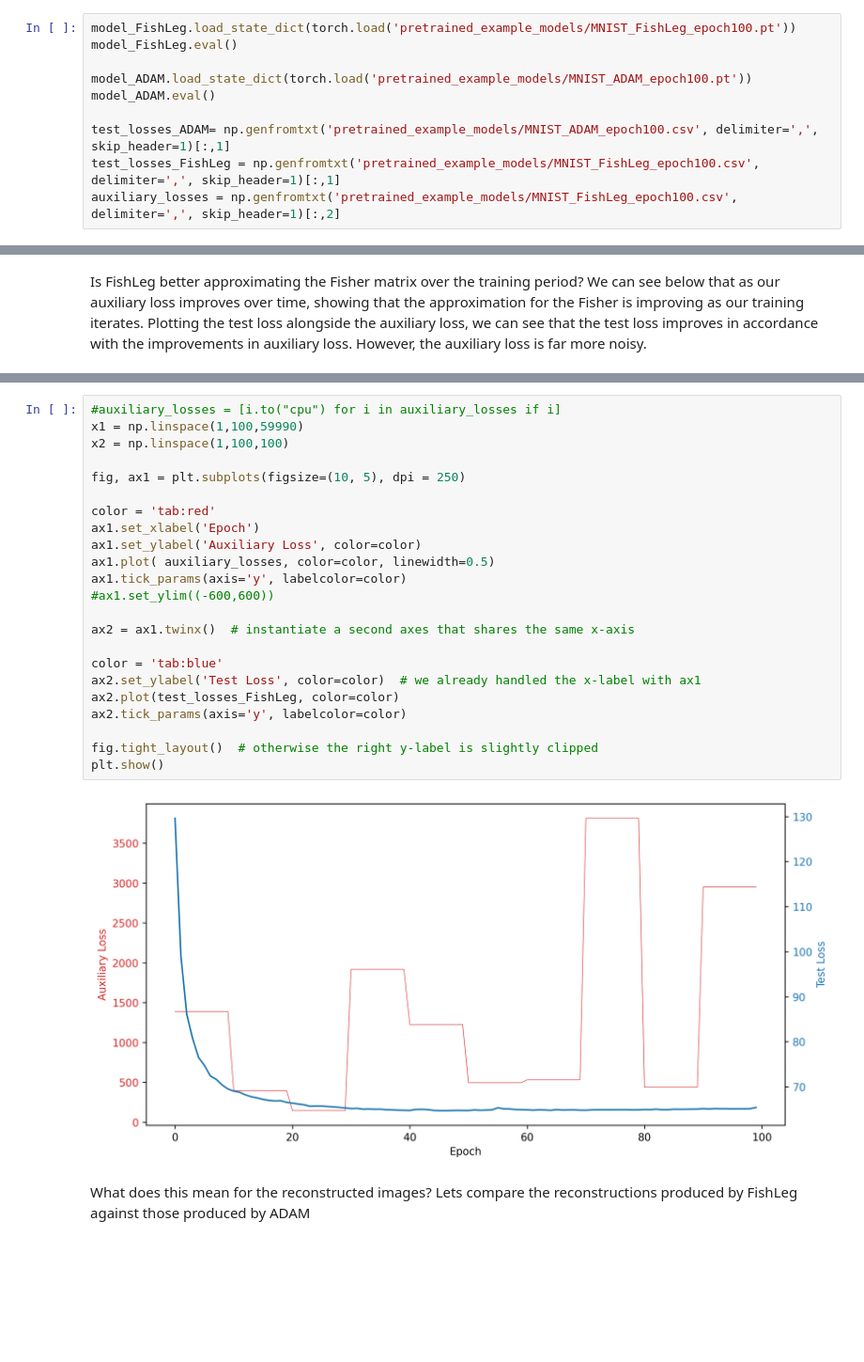
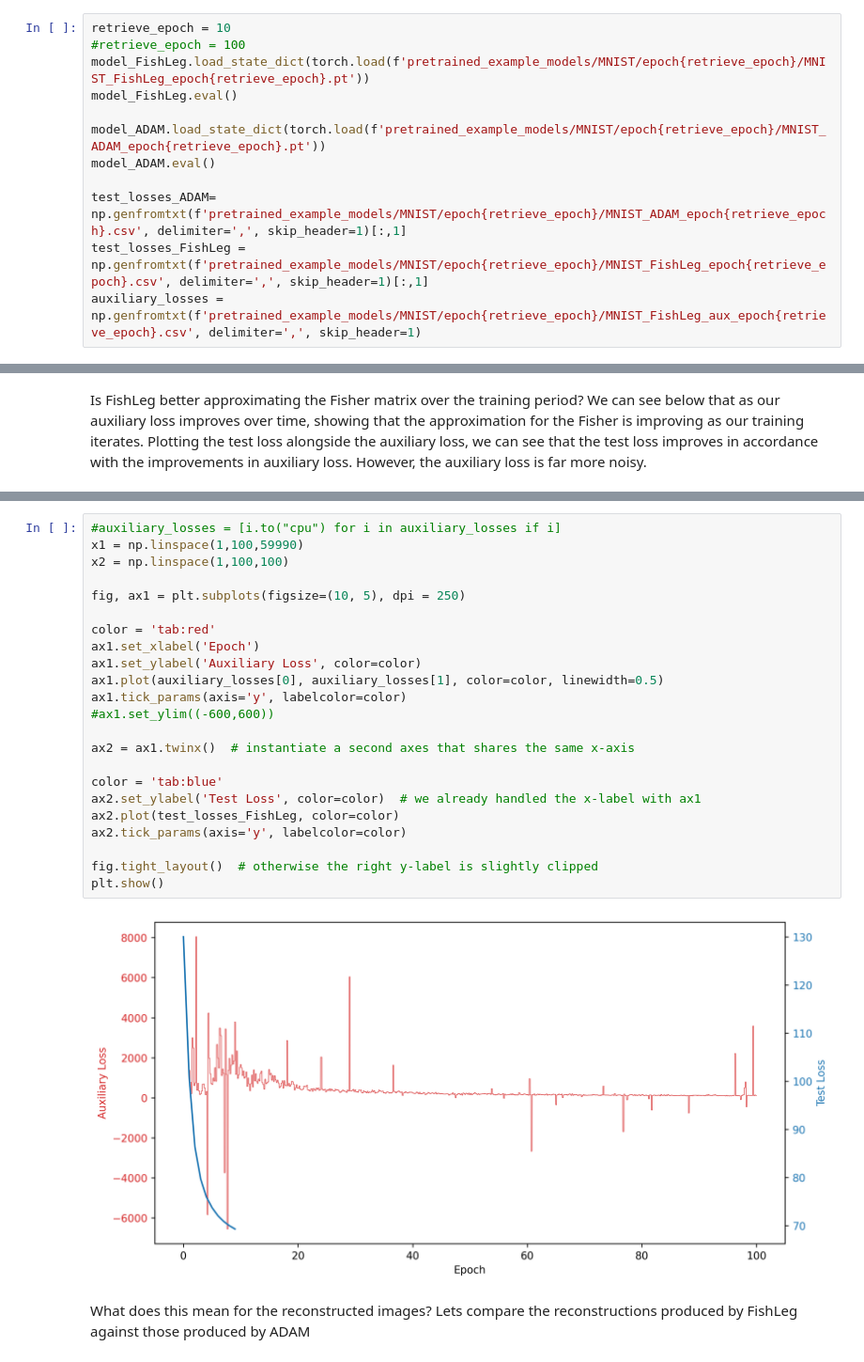
Before and after one commit to mtkresearch/FishLeg, a Jupyter notebook: examples/MNIST_autoencoder.ipynb, the cells around one changed output, grey strips where cells are left out. Shown at 94% size. Saved outputs shown, nothing was run; the diff lists cells and outputs as text; blank space fills up the shorter version.

```diff
--- a/examples/MNIST_autoencoder.ipynb
+++ b/examples/MNIST_autoencoder.ipynb
@@ -388,15 +407,17 @@ with open(f"pretrained_example_models/MNIST_ADAM_epoch{epochs}.csv", mode='w', n
 
 Now we will look at how the loss improves over the training period for FishLeg and ADAM. First lets load in model weights that have been trained for 100 epochs instead of 10.
 # %%
-model_FishLeg.load_state_dict(torch.load('pretrained_example_models/MNIST_FishLeg_epoch100.pt'))
+retrieve_epoch = 10
+#retrieve_epoch = 100
+model_FishLeg.load_state_dict(torch.load(f'pretrained_example_models/MNIST/epoch{retrieve_epoch}/MNIST_FishLeg_epoch{retrieve_epoch}.pt'))
 model_FishLeg.eval()
 
-model_ADAM.load_state_dict(torch.load('pretrained_example_models/MNIST_ADAM_epoch100.pt'))
+model_ADAM.load_state_dict(torch.load(f'pretrained_example_models/MNIST/epoch{retrieve_epoch}/MNIST_ADAM_epoch{retrieve_epoch}.pt'))
 model_ADAM.eval()
 
-test_losses_ADAM= np.genfromtxt('pretrained_example_models/MNIST_ADAM_epoch100.csv', delimiter=',', skip_header=1)[:,1]
-test_losses_FishLeg = np.genfromtxt('pretrained_example_models/MNIST_FishLeg_epoch100.csv', delimiter=',', skip_header=1)[:,1]
-auxiliary_losses = np.genfromtxt('pretrained_example_models/MNIST_FishLeg_epoch100.csv', delimiter=',', skip_header=1)[:,2]
+test_losses_ADAM= np.genfromtxt(f'pretrained_example_models/MNIST/epoch{retrieve_epoch}/MNIST_ADAM_epoch{retrieve_epoch}.csv', delimiter=',', skip_header=1)[:,1]
+test_losses_FishLeg = np.genfromtxt(f'pretrained_example_models/MNIST/epoch{retrieve_epoch}/MNIST_FishLeg_epoch{retrieve_epoch}.csv', delimiter=',', skip_header=1)[:,1]
+auxiliary_losses = np.genfromtxt(f'pretrained_example_models/MNIST/epoch{retrieve_epoch}/MNIST_FishLeg_aux_epoch{retrieve_epoch}.csv', delimiter=',', skip_header=1)
 # %% [markdown]
 In the plot below, we can see that after training for 100 epochs, FishLeg asymptotically approaches a lower loss than ADAM.
 # %%
@@ -417,28 +442,28 @@ Is FishLeg better approximating the Fisher matrix over the training period? We c
 # %%
 #auxiliary_losses = [i.to("cpu") for i in auxiliary_losses if i]
 x1 = np.linspace(1,100,59990)
 x2 = np.linspace(1,100,100)
 
 fig, ax1 = plt.subplots(figsize=(10, 5), dpi = 250)
 
 color = 'tab:red'
 ax1.set_xlabel('Epoch')
 ax1.set_ylabel('Auxiliary Loss', color=color)
-ax1.plot( auxiliary_losses, color=color, linewidth=0.5)
+ax1.plot(auxiliary_losses[0], auxiliary_losses[1], color=color, linewidth=0.5)
 ax1.tick_params(axis='y', labelcolor=color)
 #ax1.set_ylim((-600,600))
 
 ax2 = ax1.twinx()  # instantiate a second axes that shares the same x-axis
 
 color = 'tab:blue'
 ax2.set_ylabel('Test Loss', color=color)  # we already handled the x-label with ax1
 ax2.plot(test_losses_FishLeg, color=color)
 ax2.tick_params(axis='y', labelcolor=color)
 
 fig.tight_layout()  # otherwise the right y-label is slightly clipped
 plt.show()
 # %% [output]
-[figure, old version]
+[figure, new version]
 # %% [markdown]
 What does this mean for the reconstructed images? Lets compare the reconstructions produced by FishLeg against those produced by ADAM
 # %%
```
Also changed, not shown: parts of 7 cells of this notebook, 7 other files.
